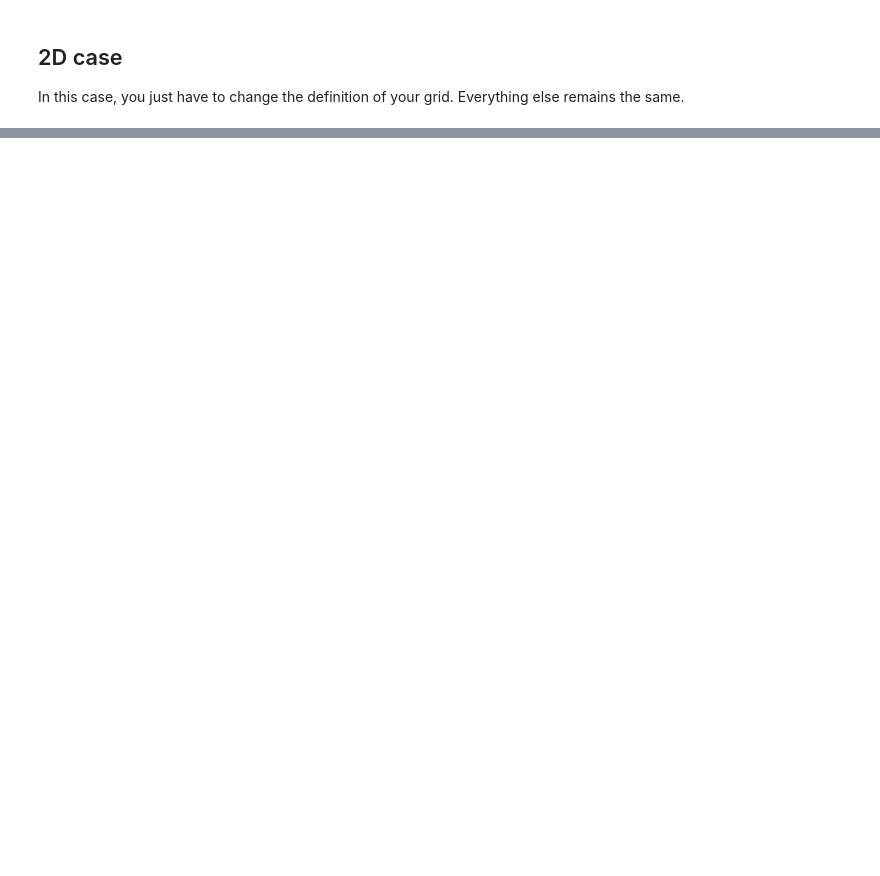
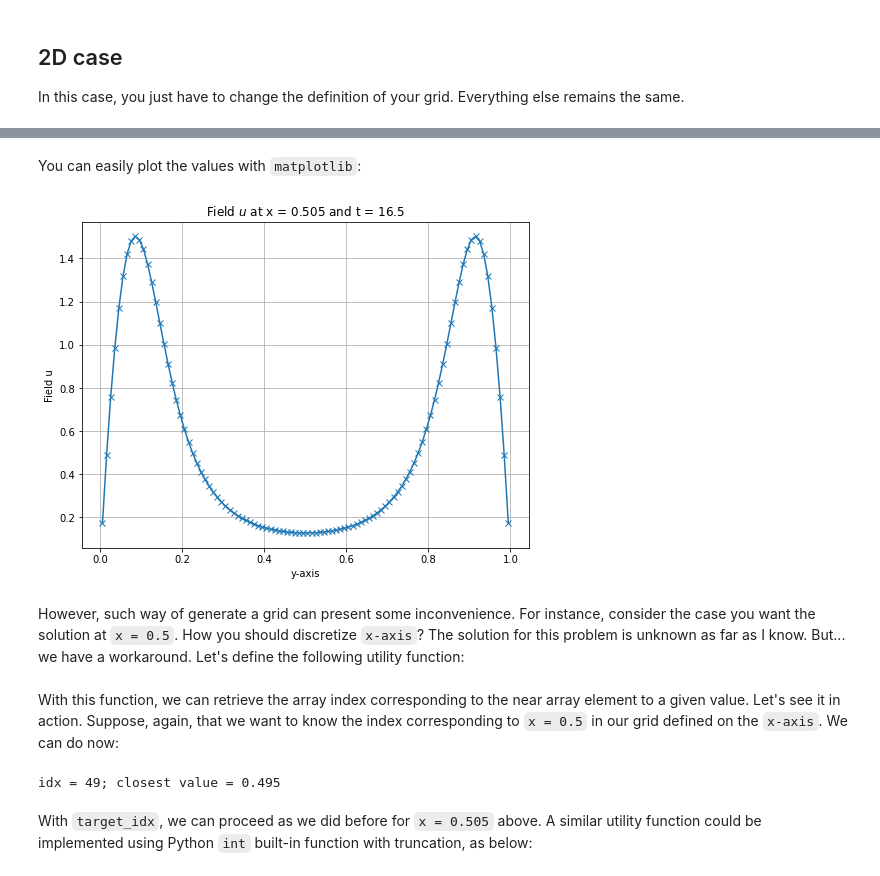
Before and after one commit to volpatto/pdeco, a Jupyter notebook: notebooks/lotka-volterra.ipynb, the cells around one changed output, grey strips where cells are left out. Cells and saved outputs as stored; diff of their text form; code cells hidden in the pictures; blank space fills up the shorter version.

```diff
--- a/notebooks/lotka-volterra.ipynb
+++ b/notebooks/lotka-volterra.ipynb
@@ -232,0 +381,3 @@ grid.axes_coords
+# %%
+u_storage = storage.extract_field(0)
+len(u_storage.data)
@@ -232,0 +388,7 @@ grid.axes_coords
+# %%
+t_0 = 0
+t_desired = 16.5
+deltai_t = 0.5
+t_idx = int((t_desired - t_0) / deltai_t)
+
+t_idx
@@ -232,0 +455,6 @@ grid.axes_coords
+# %%
+delta_x = 0.01
+x_i = 0.505
+x_min = 0
+i = int((x_i - x_min) / delta_x - 1 / 2)
+i
@@ -232,0 +495,19 @@ grid.axes_coords
+# %% [markdown]
+You can easily plot the values with `matplotlib`:
+# %%
+import matplotlib.pyplot as plt
+
+y_grid = storage.grid.axes_coords[1]
+u_solution_at_given_x = u_storage.data[t_idx][i, :]
+
+plt.figure(figsize=(8, 6))
+plt.plot(y_grid, u_solution_at_given_x, "-x")
+plt.xlabel("y-axis")
+plt.ylabel("Field u")
+plt.title(fr"Field $u$ at x = {x_i} and t = {t_desired}")
+plt.grid()
+plt.show()
+# %% [output]
+[figure, added]
+# %% [markdown]
+However, such way of generate a grid can present some inconvenience. For instance, consider the case you want the solution at `x = 0.5`. How you should discretize `x-axis`? The solution for this problem is unknown as far as I know. But... we have a workaround. Let's define the following utility function:
@@ -232,0 +520,9 @@ grid.axes_coords
+# %% [markdown]
+With this function, we can retrieve the array index corresponding to the near array element to a given value. Let's see it in action. Suppose, again, that we want to know the index corresponding to `x = 0.5` in our grid defined on the `x-axis`. We can do now:
+# %%
+target_idx, closest_x_grid_value = find_idx_nearest_value_in_array(x_grid, 0.5)
+print(f"idx = {target_idx}; closest value = {closest_x_grid_value}")
+# %% [output]
+idx = 49; closest value = 0.495
+# %% [markdown]
+With `target_idx`, we can proceed as we did before for `x = 0.505` above. A similar utility function could be implemented using Python `int` built-in function with truncation, as below:
```
Also changed, not shown: parts of 43 cells of this notebook, 2 other files.
